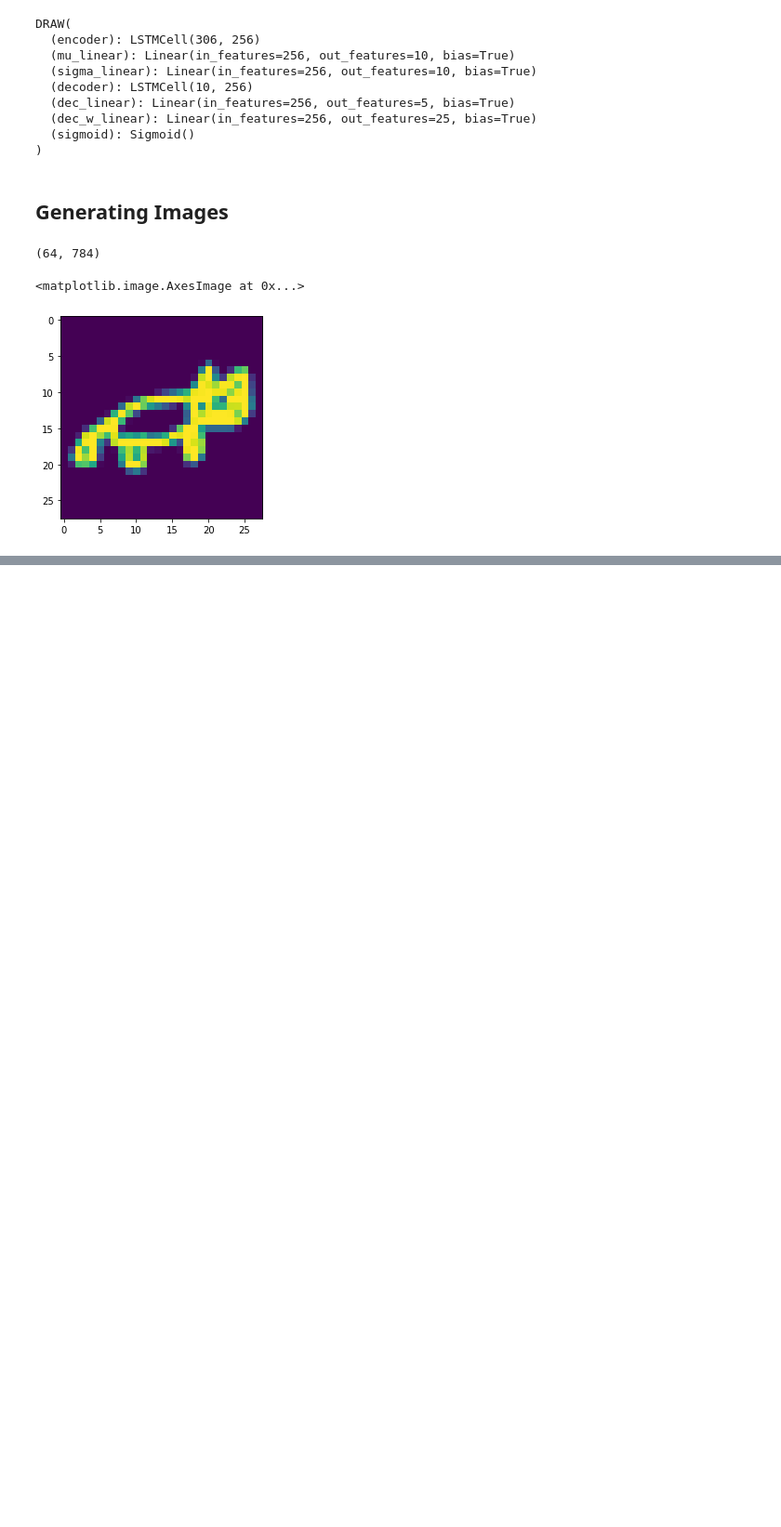
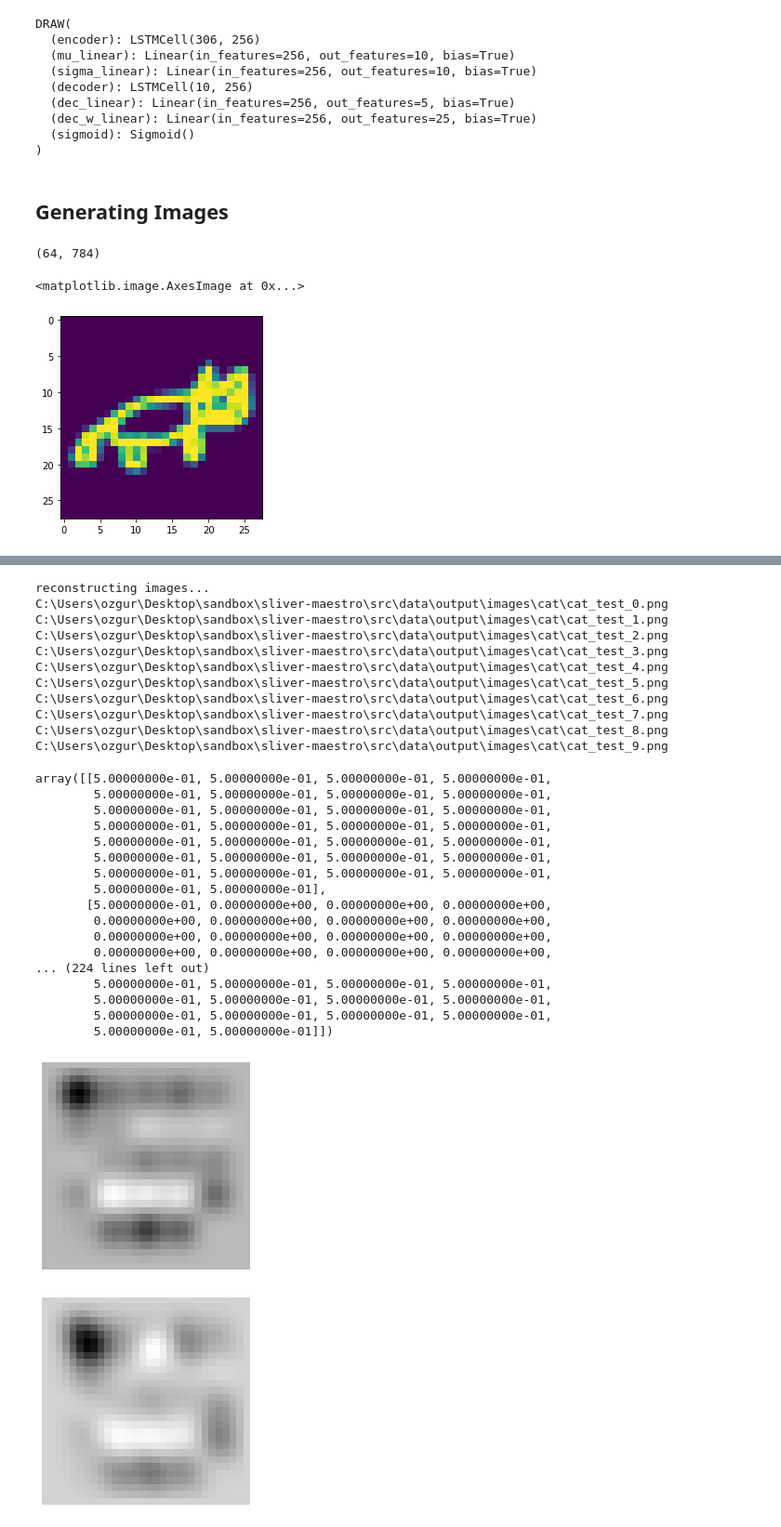
Before and after one commit to melodiCyb/sliver-maestro, a Jupyter notebook: notebooks/draw_cat.ipynb, the cells around one changed output, grey strips where cells are left out. Shown at 93% size. Saved outputs shown, nothing was run; the diff lists cells and outputs as text; code cells hidden in the pictures; blank space fills up the shorter version.

```diff
--- a/notebooks/draw_cat.ipynb
+++ b/notebooks/draw_cat.ipynb
@@ -197,0 +192,34 @@ array([[5.00000000e-01, 5.00000000e-01, 5.00000000e-01, 5.00000000e-01,
+# %%
+print("reconstructing images...")
+test_model.xrecons_grid(int(index), data)
+# %% [output]
+reconstructing images...
+C:\Users\ozgur\Desktop\sandbox\sliver-maestro\src\data\output\images\cat\cat_test_0.png
+C:\Users\ozgur\Desktop\sandbox\sliver-maestro\src\data\output\images\cat\cat_test_1.png
+C:\Users\ozgur\Desktop\sandbox\sliver-maestro\src\data\output\images\cat\cat_test_2.png
+C:\Users\ozgur\Desktop\sandbox\sliver-maestro\src\data\output\images\cat\cat_test_3.png
+C:\Users\ozgur\Desktop\sandbox\sliver-maestro\src\data\output\images\cat\cat_test_4.png
+C:\Users\ozgur\Desktop\sandbox\sliver-maestro\src\data\output\images\cat\cat_test_5.png
+C:\Users\ozgur\Desktop\sandbox\sliver-maestro\src\data\output\images\cat\cat_test_6.png
+C:\Users\ozgur\Desktop\sandbox\sliver-maestro\src\data\output\images\cat\cat_test_7.png
+C:\Users\ozgur\Desktop\sandbox\sliver-maestro\src\data\output\images\cat\cat_test_8.png
+C:\Users\ozgur\Desktop\sandbox\sliver-maestro\src\data\output\images\cat\cat_test_9.png
+array([[5.00000000e-01, 5.00000000e-01, 5.00000000e-01, 5.00000000e-01,
+        5.00000000e-01, 5.00000000e-01, 5.00000000e-01, 5.00000000e-01,
+        5.00000000e-01, 5.00000000e-01, 5.00000000e-01, 5.00000000e-01,
+        5.00000000e-01, 5.00000000e-01, 5.00000000e-01, 5.00000000e-01,
+        5.00000000e-01, 5.00000000e-01, 5.00000000e-01, 5.00000000e-01,
+        5.00000000e-01, 5.00000000e-01, 5.00000000e-01, 5.00000000e-01,
+        5.00000000e-01, 5.00000000e-01, 5.00000000e-01, 5.00000000e-01,
+        5.00000000e-01, 5.00000000e-01],
+       [5.00000000e-01, 0.00000000e+00, 0.00000000e+00, 0.00000000e+00,
+        0.00000000e+00, 0.00000000e+00, 0.00000000e+00, 0.00000000e+00,
+        0.00000000e+00, 0.00000000e+00, 0.00000000e+00, 0.00000000e+00,
+        0.00000000e+00, 0.00000000e+00, 0.00000000e+00, 0.00000000e+00,
+... (224 lines left out)
+        5.00000000e-01, 5.00000000e-01, 5.00000000e-01, 5.00000000e-01,
+        5.00000000e-01, 5.00000000e-01, 5.00000000e-01, 5.00000000e-01,
+        5.00000000e-01, 5.00000000e-01, 5.00000000e-01, 5.00000000e-01,
+        5.00000000e-01, 5.00000000e-01]])
+[figure, added]
+[figure, added]
```
Also changed, not shown: parts of 7 cells of this notebook, 2 other files.
